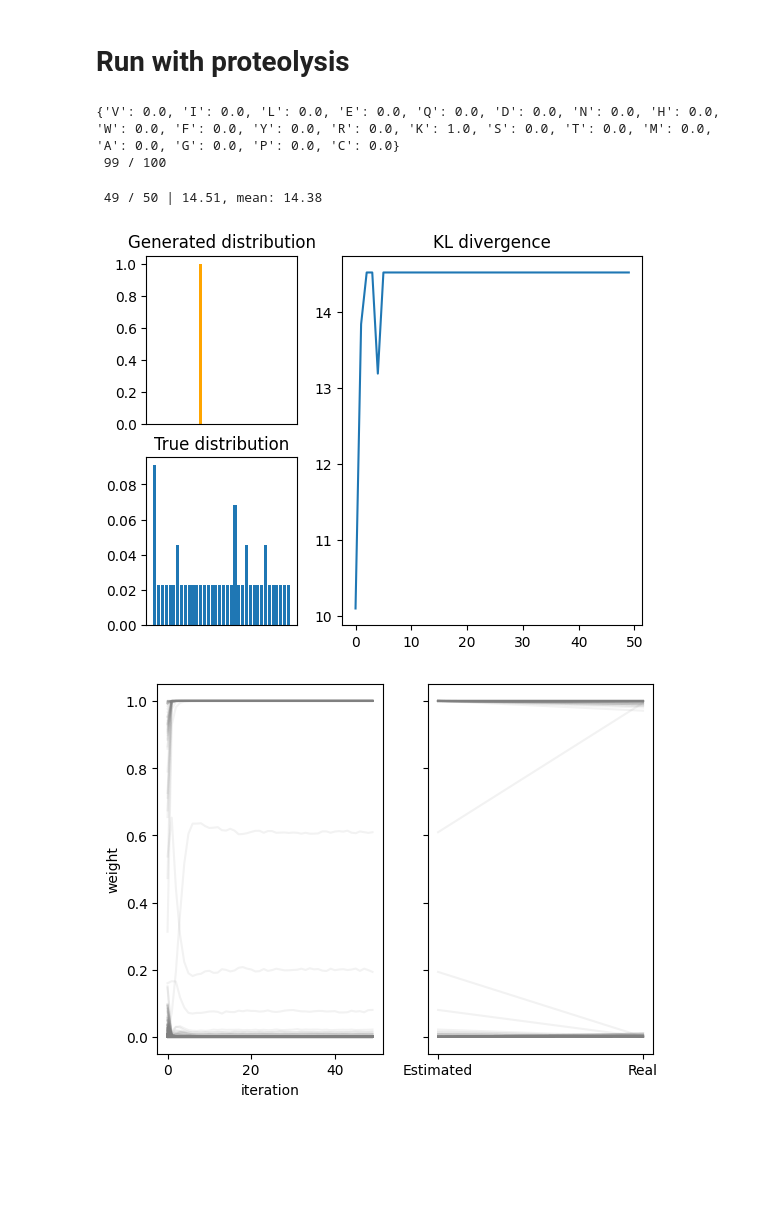
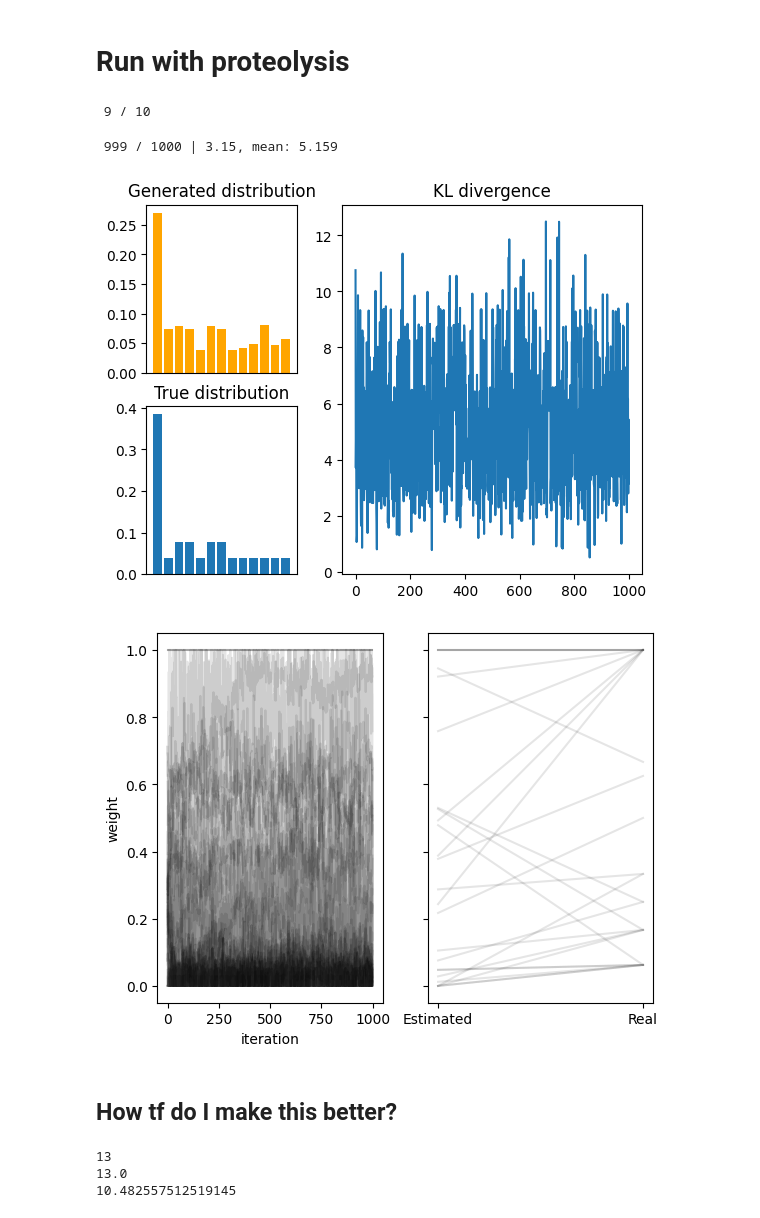
Before and after one commit to ErikHartman/disassembly, a Jupyter notebook: src/weight_estimation_new_method.ipynb, the cells around one changed output. Drawn from its saved outputs; the diff is of its cells as text; code cells hidden in the pictures; blank space fills up the shorter version.

Commit message:
Some updates. The weights arent really right and there is something weird. Otherwise going well

```diff
--- a/src/weight_estimation_new_method.ipynb
+++ b/src/weight_estimation_new_method.ipynb
@@ -200,66 +200,60 @@ get_disassembly(P, disassembly_indexes)
 # %%
 hbb = "MVHLTPEEKSAVTALWGKVNVDEVGGEALGRLLVVYPWTQRFFESFGDLSTPDAVMGNPKKAHGKKVLGAFSDGLAHLDNLKGTFATLSELHCDKLHVDPENFRLLGNVLVCVLAHHFGKEFTPPVQAAYQKVVAGVANALAHKYH"
 from disassembly.simulate_proteolysis import simulate_proteolysis, enzyme_set, enzyme
+import matplotlib.pyplot as plt
 
 enzymes = enzyme_set(
     [
         enzyme({"K": 1}, "protease_iv"),
-    #    enzyme({"K": 0.5, "R": 0.5}, "trypsin"),
-   #     enzyme({"V": 0.5, "I": 0.25, "A": 0.15, "T": 0.1}, "elne"),
+        enzyme({"K": 0.5, "R": 0.5}, "trypsin"),
+        enzyme({"V": 0.5, "I": 0.25, "A": 0.15, "T": 0.1}, "elne"),
     ],
-    [1],
-    [1]
- #   [1, 1, 1],  # activities
- #   [1, 1, 1],  # abundances
+    [1,1,0],  # activities
+    [1,1,0],  # abundances
 )
-
-print(enzymes.meta_enzyme)
 
 
 P, sequence_graph = simulate_proteolysis(
     hbb,
-    n_start=100,
-    n_iterations=100,
-    endo_or_exo_probability=[0.5, 0.5],
+    n_start=10,
+    n_iterations=10,
+    endo_or_exo_probability=[0.5,0.5],
     enzymes=enzymes,
 )
-P = {seq: v*10 for seq, v in P.items()}
 # %% [output]
-{'V': 0.0, 'I': 0.0, 'L': 0.0, 'E': 0.0, 'Q': 0.0, 'D': 0.0, 'N': 0.0, 'H': 0.0, 'W': 0.0, 'F': 0.0, 'Y': 0.0, 'R': 0.0, 'K': 1.0, 'S': 0.0, 'T': 0.0, 'M': 0.0, 'A': 0.0, 'G': 0.0, 'P': 0.0, 'C': 0.0}
- 99 / 100
+ 9 / 10
 # %%
-import matplotlib.pyplot as plt
 from disassembly.esimate_weights import estimate_weights
 
-G, kls, generated, weights = estimate_weights(P, enzymes.meta_enzyme, lr=.1, n_iterations=50)
+G, kls, generated, weights = estimate_weights(P, enzymes.meta_enzyme, lr=10, n_iterations=1000)
 
 fig, axs = plt.subplot_mosaic(
     [["generated", "kl"], ["true", "kl"]], width_ratios=[1, 2]
 )
 
 generated_sum = {k: 0 for k in generated[0].keys()}
 
 for p_generated in [
     generated[i]
     for i in range(
-        len(generated.keys()) - int(len(generated.keys()) / 10), len(generated.keys())
+        len(generated.keys()) - int(len(generated.keys()) / 20), len(generated.keys())
     )
 ]:
     for k, v in p_generated.items():
-        generated_sum[k] += v / 100
+        generated_sum[k] += v / 20
 
 axs["true"].bar(P.keys(), [v/sum(P.values()) for v in P.values()])
 axs["generated"].bar(generated_sum.keys(), [v/sum(generated_sum.values()) for v in generated_sum.values()], color="orange")
 axs["kl"].plot(kls)
 axs["true"].set_title("True distribution")
 axs["generated"].set_title(f"Generated distribution")
 axs["kl"].set_title("KL divergence")
 axs["true"].set_xticks([])
 axs["generated"].set_xticks([])
 plt.show()
 # %% [output]
- 49 / 50 | 14.51, mean: 14.38
+ 999 / 1000 | 3.15, mean: 5.159
-[figure, old version]
+[figure, new version]
 # %%
 real_vs_estimated_weights = []
 for source, copy_number_source in P.items():
@@ -279,15 +269,26 @@ for source, copy_number_source in P.items():
 # %%
 fig, axs = plt.subplots(1, 2, sharey=True)
 axs[0].set_ylabel("weight")
-axs[0].plot(weights.T, alpha=0.1, color="gray")
+axs[0].plot(weights.T, alpha=0.1, color="black")
 for r, e in real_vs_estimated_weights:
-    axs[1].plot([0, 1], [e, r], alpha=0.1, color="gray")
+    axs[1].plot([0, 1], [e, r], alpha=0.1, color="black")
 axs[1].set_xticks([0, 1], ["Estimated", "Real"])
 axs[0].set_xlabel("iteration")
 
 plt.show()
 # %% [output]
-[figure, old version]
+[figure, new version]
+# %% [markdown]
+## How tf do I make this better?
+# %%
+# Well this is weird. Should be equal to len(P).
+print(len(P))
+print(sum([r for r,_ in real_vs_estimated_weights]))
+print(sum([e for _,e in real_vs_estimated_weights]))
+# %% [output]
+13
+13.0
+10.482557512519145
 # %%
 from disassembly.disassembly import get_disassembly_indexes
 from disassembly.disassembly import get_disassembly
```
Also changed, not shown: parts of 4 cells of this notebook, 3 other files.
